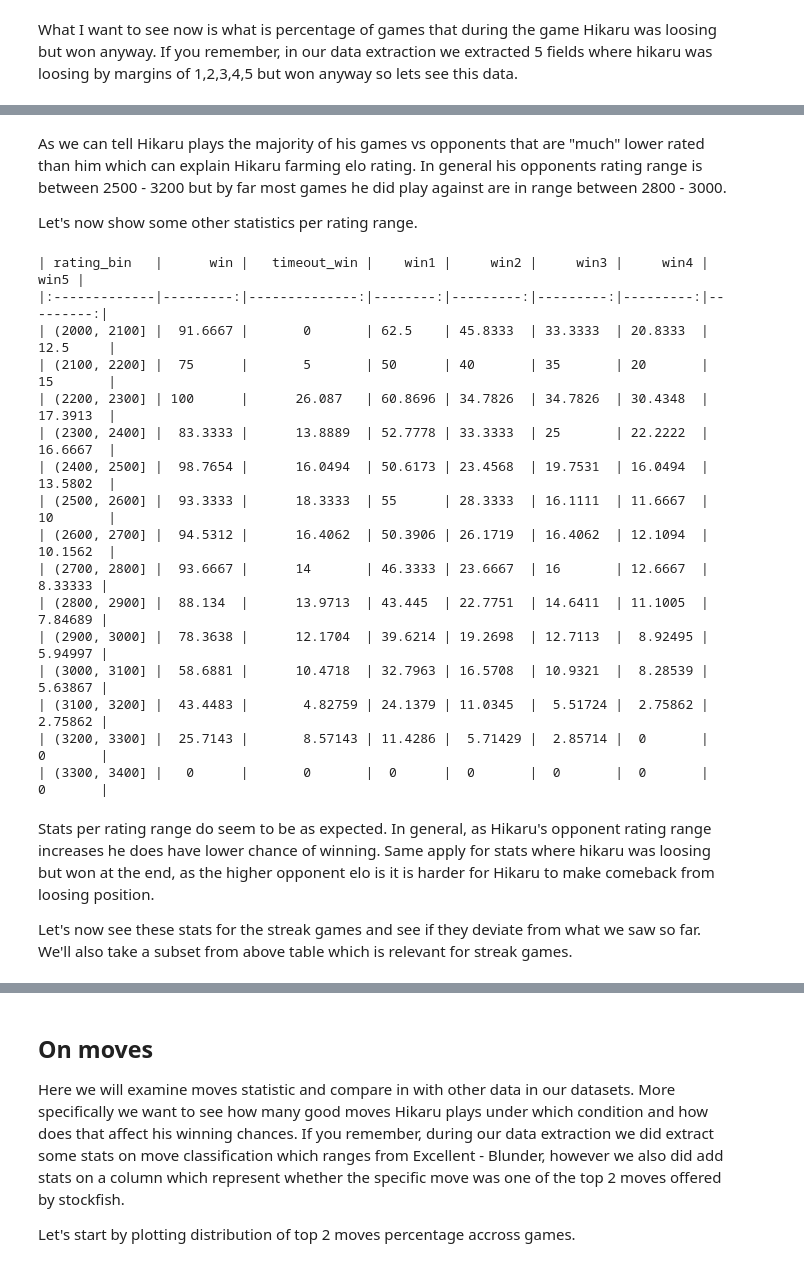
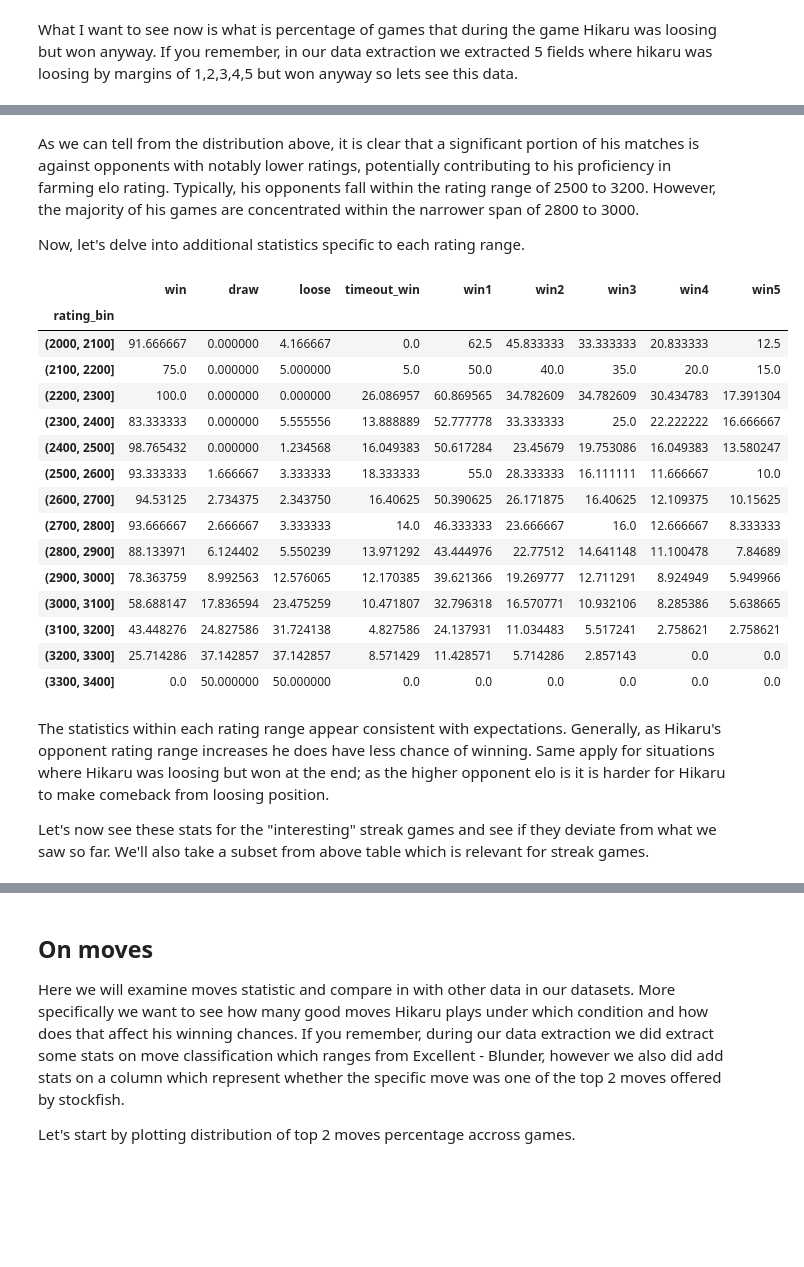
Before and after one commit to vzornic/hikaru-interesting-analysis, a Jupyter notebook: analysis.ipynb, the cells around one changed output, grey strips where cells are left out. Cells and saved outputs as stored; diff of their text form; code cells hidden in the pictures; blank space fills up the shorter version.

```diff
--- a/analysis.ipynb
+++ b/analysis.ipynb
@@ -57,6 +57,30 @@ all_games_df['win3'] = all_games_df['hikaru_stats.was_losing_gte_3_but_won'] * 1
 all_games_df['win4'] = all_games_df['hikaru_stats.was_losing_gte_4_but_won'] * 100
 all_games_df['win5'] = all_games_df['hikaru_stats.was_losing_gte_5_but_won'] * 100
 all_games_df['hikaru_color'] = all_games_df.apply(lambda row: 'White' if row['white.username'] == "Hikaru"  else 'Black', axis=1)
+all_games_df['draw'] = all_games_df.apply(lambda row: (True if row.get('white.result', None) in ['repetition', 'agreed', 'insufficient', 'stalemate', '50move', 'timevsinsufficient'] else False) * 100, axis=1)
+
+
+def is_game_lost(row):
+    color = row['hikaru_color'].lower()
+    result = row[f'{color}.result']
+
+    return True if result in ['resigned', 'timeout', 'checkmated'] else False
+
+def get_win_reason(row):
+    #get opponent color to get loosing reason
+    if row['win'] == 100:
+        color = 'white' if row['hikaru_color'].lower() == 'black' else 'black'
+        return row[f'{color}.result']
+    return None
+
+all_games_df['win_reason'] = all_games_df.apply(lambda row: get_win_reason(row), axis=1)
+all_games_df['loose'] = all_games_df.apply(lambda row: is_game_lost(row) * 100, axis=1)
+
+all_games_df['hikaru_stats.good_moves_perc_sum'] = all_games_df['hikaru_stats.best_move_perc'] + all_games_df['hikaru_stats.excellent_move_perc'] + all_games_df['hikaru_stats.good_move_perc']
+all_games_df['hikaru_stats.bad_moves_perc_sum'] = all_games_df['hikaru_stats.inaccuracy_move_perc'] + all_games_df['hikaru_stats.mistake_move_perc'] + all_games_df['hikaru_stats.blunder_move_perc']
+
+all_games_df['opponent_stats.good_moves_perc_sum'] = all_games_df['opponent_stats.best_move_perc'] + all_games_df['opponent_stats.excellent_move_perc'] + all_games_df['opponent_stats.good_move_perc']
+all_games_df['opponent_stats.bad_moves_perc_sum'] = all_games_df['opponent_stats.inaccuracy_move_perc'] + all_games_df['opponent_stats.mistake_move_perc'] + all_games_df['opponent_stats.blunder_move_perc']
 
 bins = range(2000, 3500, 100)  # creating rating range buckets
 all_games_df['rating_bin'] = pd.cut(all_games_df['hikaru_stats.opponent_rating'], bins=bins)
@@ -242,38 +275,40 @@ plt.show()
 [figure]
 # %% [markdown]
-As we can tell Hikaru plays the majority of his games vs opponents that are "much" lower rated than him which can explain Hikaru farming elo rating. In general his opponents rating range is between 2500 - 3200 but by far most games he did play against are in range between 2800 - 3000.
+As we can tell from the distribution above, it is clear that a significant portion of his matches is against opponents with notably lower ratings, potentially contributing to his proficiency in farming elo rating. Typically, his opponents fall within the rating range of 2500 to 3200. However, the majority of his games are concentrated within the narrower span of 2800 to 3000.
 
-Let's now show some other statistics per rating range.
+Now, let's delve into additional statistics specific to each rating range.
 # %%
-print(all_blitz_df.groupby('rating_bin', observed=True).agg(
+all_blitz_df.groupby('rating_bin', observed=True).agg(
     {
         'win': 'mean',
+        'draw': 'mean',
+        'loose': 'mean',
         'timeout_win': 'mean',
         'win1': 'mean',
         'win2': 'mean',
         'win3': 'mean',
         'win4': 'mean',
         'win5': 'mean',
      }
-).to_markdown())
+)
 # %% [output]
-| rating_bin   |      win |   timeout_win |    win1 |     win2 |     win3 |     win4 |     win5 |
-|:-------------|---------:|--------------:|--------:|---------:|---------:|---------:|---------:|
-| (2000, 2100] |  91.6667 |       0       | 62.5    | 45.8333  | 33.3333  | 20.8333  | 12.5     |
-| (2100, 2200] |  75      |       5       | 50      | 40       | 35       | 20       | 15       |
-| (2200, 2300] | 100      |      26.087   | 60.8696 | 34.7826  | 34.7826  | 30.4348  | 17.3913  |
-| (2300, 2400] |  83.3333 |      13.8889  | 52.7778 | 33.3333  | 25       | 22.2222  | 16.6667  |
-| (2400, 2500] |  98.7654 |      16.0494  | 50.6173 | 23.4568  | 19.7531  | 16.0494  | 13.5802  |
-| (2500, 2600] |  93.3333 |      18.3333  | 55      | 28.3333  | 16.1111  | 11.6667  | 10       |
-| (2600, 2700] |  94.5312 |      16.4062  | 50.3906 | 26.1719  | 16.4062  | 12.1094  | 10.1562  |
-| (2700, 2800] |  93.6667 |      14       | 46.3333 | 23.6667  | 16       | 12.6667  |  8.33333 |
-| (2800, 2900] |  88.134  |      13.9713  | 43.445  | 22.7751  | 14.6411  | 11.1005  |  7.84689 |
-| (2900, 3000] |  78.3638 |      12.1704  | 39.6214 | 19.2698  | 12.7113  |  8.92495 |  5.94997 |
-| (3000, 3100] |  58.6881 |      10.4718  | 32.7963 | 16.5708  | 10.9321  |  8.28539 |  5.63867 |
-| (3100, 3200] |  43.4483 |       4.82759 | 24.1379 | 11.0345  |  5.51724 |  2.75862 |  2.75862 |
-| (3200, 3300] |  25.7143 |       8.57143 | 11.4286 |  5.71429 |  2.85714 |  0       |  0       |
-| (3300, 3400] |   0      |       0       |  0      |  0       |  0       |  0       |  0       |
+|  | win | draw | loose | timeout_win | win1 | win2 | win3 | win4 | win5 |
+| rating_bin |  |  |  |  |  |  |  |  |  |
+| (2000, 2100] | 91.666667 | 0.000000 | 4.166667 | 0.0 | 62.5 | 45.833333 | 33.333333 | 20.833333 | 12.5 |
+| (2100, 2200] | 75.0 | 0.000000 | 5.000000 | 5.0 | 50.0 | 40.0 | 35.0 | 20.0 | 15.0 |
+| (2200, 2300] | 100.0 | 0.000000 | 0.000000 | 26.086957 | 60.869565 | 34.782609 | 34.782609 | 30.434783 | 17.391304 |
+| (2300, 2400] | 83.333333 | 0.000000 | 5.555556 | 13.888889 | 52.777778 | 33.333333 | 25.0 | 22.222222 | 16.666667 |
+| (2400, 2500] | 98.765432 | 0.000000 | 1.234568 | 16.049383 | 50.617284 | 23.45679 | 19.753086 | 16.049383 | 13.580247 |
+| (2500, 2600] | 93.333333 | 1.666667 | 3.333333 | 18.333333 | 55.0 | 28.333333 | 16.111111 | 11.666667 | 10.0 |
+| (2600, 2700] | 94.53125 | 2.734375 | 2.343750 | 16.40625 | 50.390625 | 26.171875 | 16.40625 | 12.109375 | 10.15625 |
+| (2700, 2800] | 93.666667 | 2.666667 | 3.333333 | 14.0 | 46.333333 | 23.666667 | 16.0 | 12.666667 | 8.333333 |
+| (2800, 2900] | 88.133971 | 6.124402 | 5.550239 | 13.971292 | 43.444976 | 22.77512 | 14.641148 | 11.100478 | 7.84689 |
+| (2900, 3000] | 78.363759 | 8.992563 | 12.576065 | 12.170385 | 39.621366 | 19.269777 | 12.711291 | 8.924949 | 5.949966 |
+| (3000, 3100] | 58.688147 | 17.836594 | 23.475259 | 10.471807 | 32.796318 | 16.570771 | 10.932106 | 8.285386 | 5.638665 |
+| (3100, 3200] | 43.448276 | 24.827586 | 31.724138 | 4.827586 | 24.137931 | 11.034483 | 5.517241 | 2.758621 | 2.758621 |
+| (3200, 3300] | 25.714286 | 37.142857 | 37.142857 | 8.571429 | 11.428571 | 5.714286 | 2.857143 | 0.0 | 0.0 |
+| (3300, 3400] | 0.0 | 50.000000 | 50.000000 | 0.0 | 0.0 | 0.0 | 0.0 | 0.0 | 0.0 |
 # %% [markdown]
-Stats per rating range do seem to be as expected. In general, as Hikaru's opponent rating range increases he does have lower chance of winning. Same apply for stats where hikaru was loosing but won at the end, as the higher opponent elo is it is harder for Hikaru to make comeback from loosing position.
+The statistics within each rating range appear consistent with expectations. Generally, as Hikaru's opponent rating range increases he does have less chance of winning. Same apply for situations where Hikaru was loosing but won at the end; as the higher opponent elo is it is harder for Hikaru to make comeback from loosing position.
 
-Let's now see these stats for the streak games and see if they deviate from what we saw so far. We'll also take a subset from above table which is relevant for streak games.
+Let's now see these stats for the "interesting" streak games and see if they deviate from what we saw so far. We'll also take a subset from above table which is relevant for streak games.
```
Also changed, not shown: parts of 19 cells of this notebook, 1 other file.
